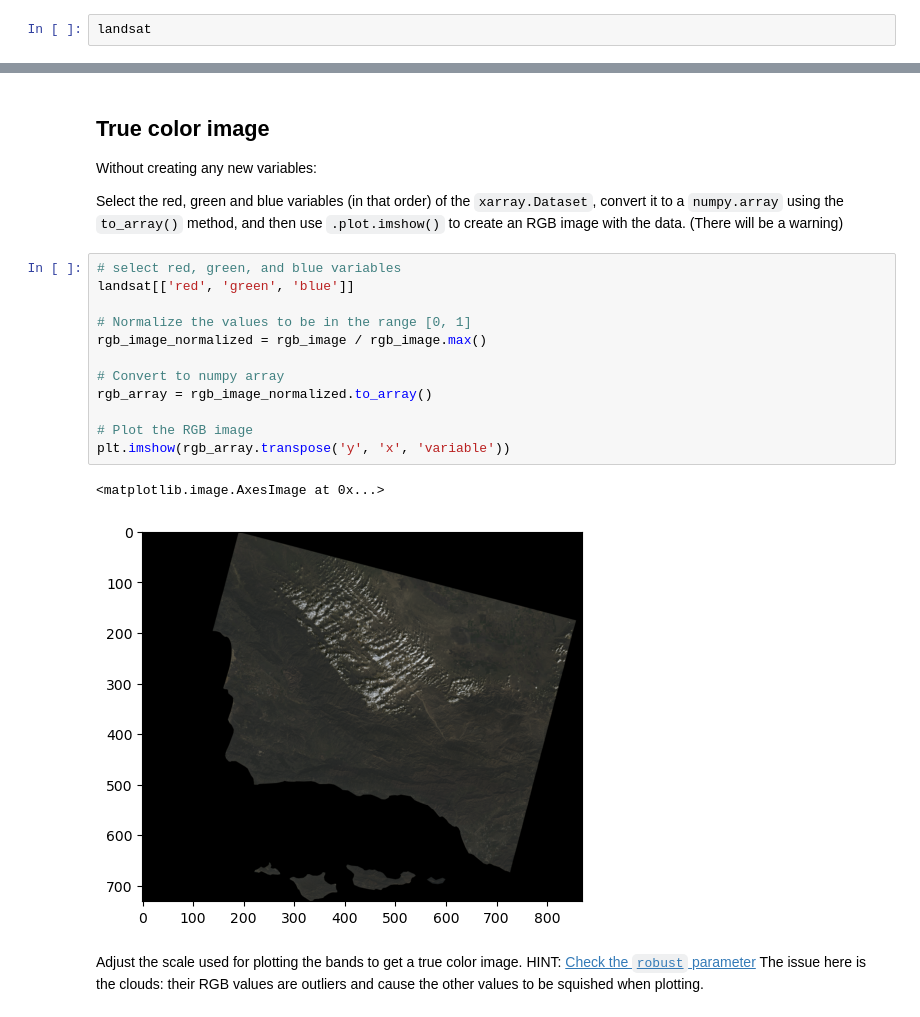
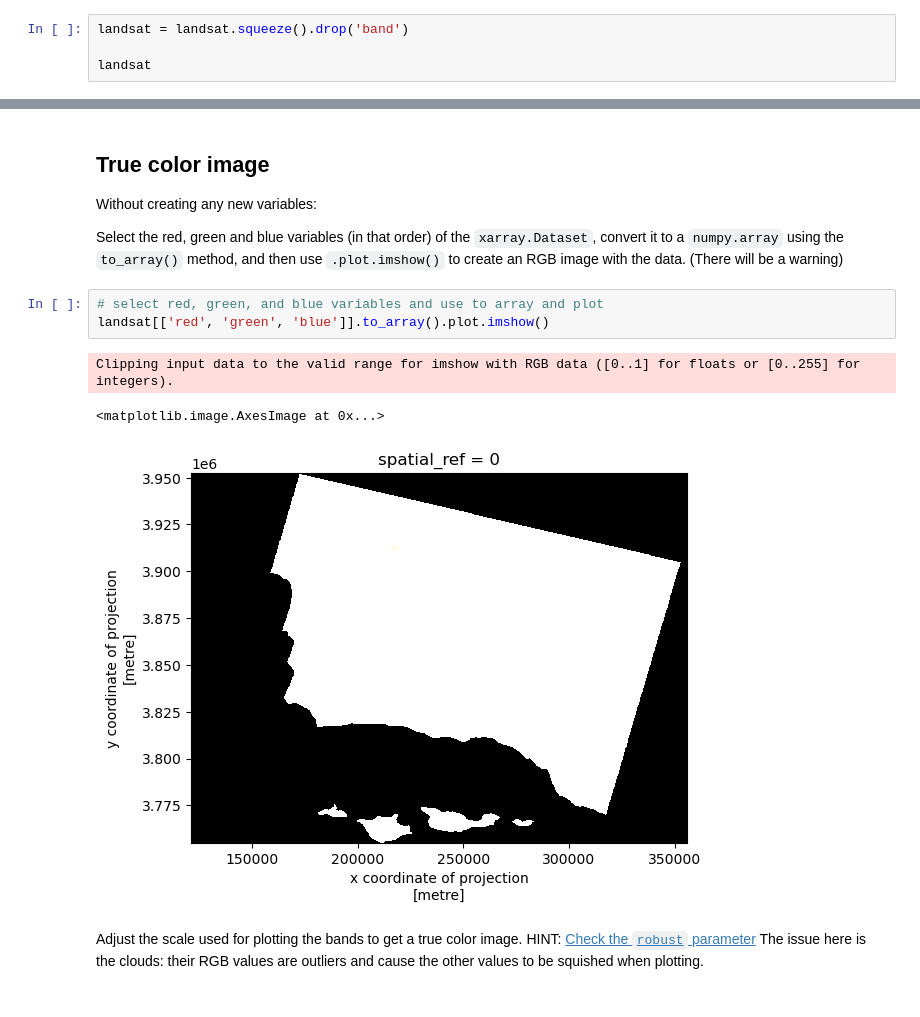
Before and after one commit to dianaxnav/eds220-hwk-4, a Jupyter notebook: hwk4-task2-false-color.ipynb, the cells around one changed output, grey strips where cells are left out. Drawn from its saved outputs; the diff is of its cells as text.

```diff
--- a/hwk4-task2-false-color.ipynb
+++ b/hwk4-task2-false-color.ipynb
@@ -121,6 +121,8 @@ cal_fire.shape
 If there are any updates needed to the data to plot the true and false color images, perform them in the next cells (you may add as many as you need).
 Comment appropriately.
 # %%
+landsat = landsat.squeeze().drop('band')
+
 landsat
 # %% [output]
 <xarray.Dataset>
@@ -143,20 +144,12 @@ Without creating any new variables:
 
 Select the red, green and blue variables (in that order) of the `xarray.Dataset`, convert it to a `numpy.array` using the `to_array()` method, and then use `.plot.imshow()` to create an RGB image with the data. (There will be a warning)
 # %%
-# select red, green, and blue variables
-landsat[['red', 'green', 'blue']]
-
-# Normalize the values to be in the range [0, 1]
-rgb_image_normalized = rgb_image / rgb_image.max()
-
-# Convert to numpy array
-rgb_array = rgb_image_normalized.to_array()
-
-# Plot the RGB image
-plt.imshow(rgb_array.transpose('y', 'x', 'variable'))
+# select red, green, and blue variables and use to array and plot
+landsat[['red', 'green', 'blue']].to_array().plot.imshow()
 # %% [output]
-<matplotlib.image.AxesImage at 0x...>
+Clipping input data to the valid range for imshow with RGB data ([0..1] for floats or [0..255] for integers).
+<matplotlib.image.AxesImage at 0x...>
-[figure, old version]
+[figure, new version]
 # %% [markdown]
 Adjust the scale used for plotting the bands to get a true color image.
 HINT: [Check the `robust` parameter](https://matplotlib.org/stable/api/_as_gen/matplotlib.pyplot.imshow.html)
```
Also changed, not shown: parts of 9 cells of this notebook.
